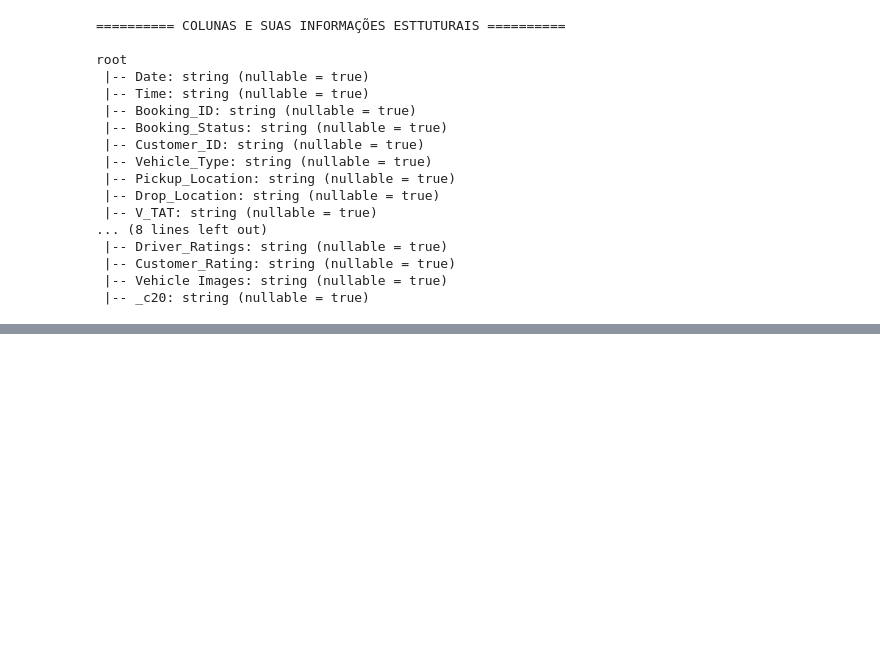
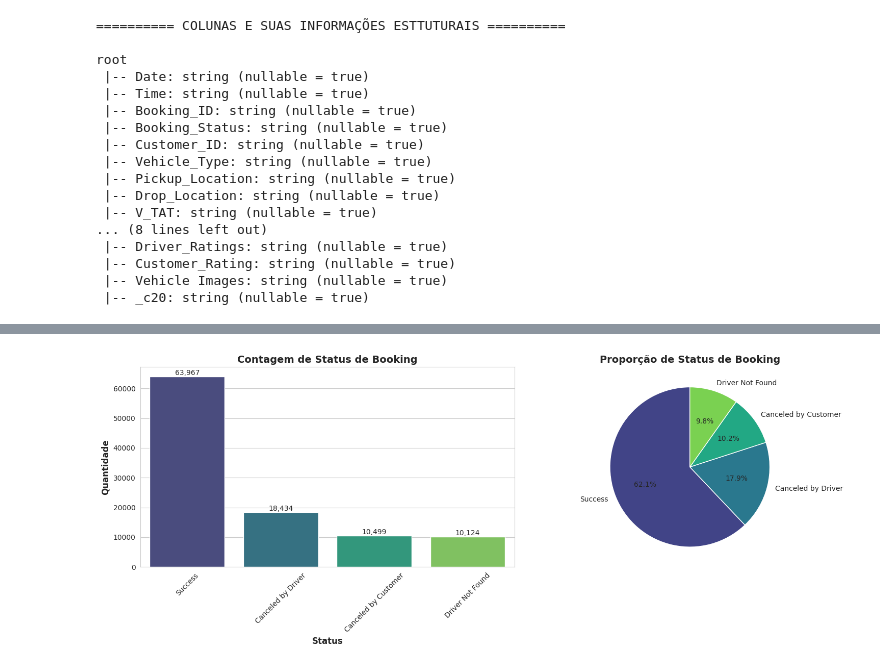
Before and after one commit to daniel-de-sousa/car_rides_analytics, a Jupyter notebook: Data Layer/raw/analytcs.ipynb, the cells around one changed output, grey strips where cells are left out. Cells and saved outputs as stored; diff of their text form; code cells hidden in the pictures; blank space fills up the shorter version.

```diff
--- a/Data Layer/raw/analytcs.ipynb
+++ b/Data Layer/raw/analytcs.ipynb
@@ -163,0 +234,25 @@ Verificação de dados Faltantes por coluna
+# %%
+booking_status = df_raw.groupBy("Booking_Status").count().toPandas()
+booking_status = booking_status.sort_values('count', ascending=False)
+
+fig, (ax1, ax2) = plt.subplots(1, 2, figsize=(16, 6))
+
+# Gráfico de barras
+sns.barplot(data=booking_status, x='Booking_Status', y='count', hue='Booking_Status', ax=ax1, palette='viridis', legend=False)
+ax1.set_title('Contagem de Status de Booking', fontsize=14, fontweight='bold')
+ax1.set_xlabel('Status', fontsize=12, fontweight='bold')
+ax1.set_ylabel('Quantidade', fontsize=12, fontweight='bold')
+ax1.tick_params(axis='x', rotation=45)
+
+for i, v in enumerate(booking_status['count']):
+    ax1.text(i, v, f'{v:,}', ha='center', va='bottom')
+
+# Gráfico de pizza
+colors = sns.color_palette('viridis', len(booking_status))
+ax2.pie(booking_status['count'], labels=booking_status['Booking_Status'], autopct='%1.1f%%', colors=colors, startangle=90)
+ax2.set_title('Proporção de Status de Booking', fontsize=14, fontweight='bold')
+
+plt.tight_layout()
+plt.show()
+# %% [output]
+[figure, added]
```
Also changed, not shown: parts of 37 cells of this notebook.
